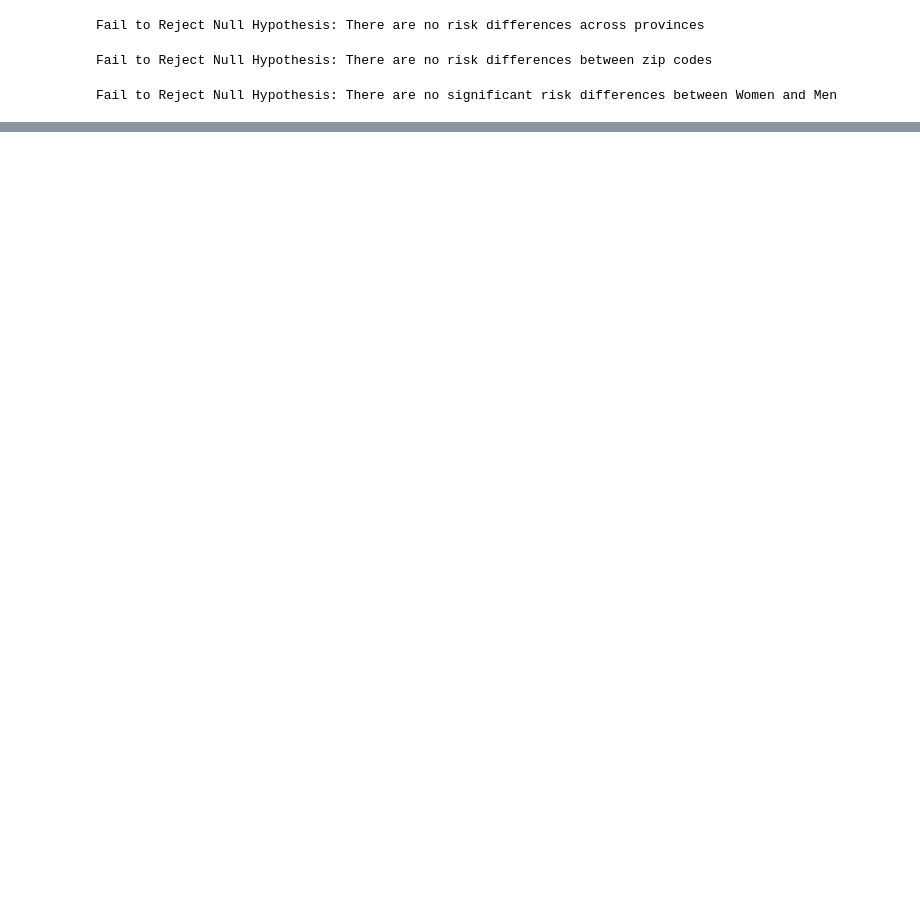
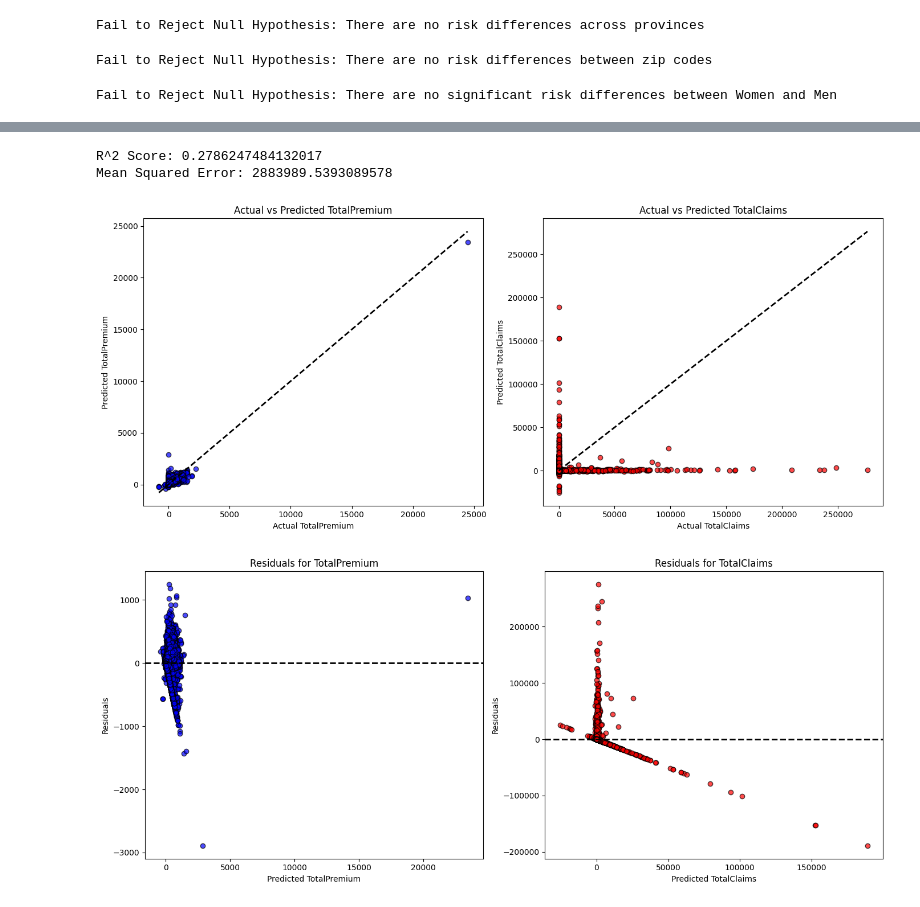
Before and after one commit to mihretgold/Alpha-Care-Insurance-Solutions, a Jupyter notebook: notebooks/analysis.ipynb, the cells around one changed output, grey strips where cells are left out. Drawn from its saved outputs; the diff is of its cells as text; code cells hidden in the pictures; blank space fills up the shorter version.

```diff
--- a/notebooks/analysis.ipynb
+++ b/notebooks/analysis.ipynb
@@ -256,0 +303,3 @@ Fail to Reject Null Hypothesis: There are no significant risk differences betwee
+# %%
+data.drop('NumberOfVehiclesInFleet', axis=1, inplace=True)
+data.info()
@@ -256,0 +426,9 @@ Fail to Reject Null Hypothesis: There are no significant risk differences betwee
+# %%
+# Create an XGBoost regressor
+xgb_regressor = XGBRegressor(objective='reg:squarederror')
+
+# Create a multi-output regressor
+multi_output_regressor = MultiOutputRegressor(xgb_regressor)
+
+# Fit the model on the training data
+multi_output_regressor.fit(X_train, Y_train)
@@ -256,0 +453,54 @@ Fail to Reject Null Hypothesis: There are no significant risk differences betwee
+# %%
+# Predict on the test data
+Y_pred = multi_output_regressor.predict(X_test)
+# %%
+# Calculate R^2 score and Mean Squared Error
+r2 = r2_score(Y_test, Y_pred)
+mse = mean_squared_error(Y_test, Y_pred)
+print(f'R^2 Score: {r2}')
+print(f'Mean Squared Error: {mse}')
+# %% [output]
+R^2 Score: 0.2786247484132017
+Mean Squared Error: 2883989.5393089578
+# %%
+fig, axes = plt.subplots(1, 2, figsize=(14, 6))
+
+# Scatter plot for TotalPremium
+axes[0].scatter(Y_test['TotalPremium'], Y_pred[:, 0], color='blue', edgecolor='k', alpha=0.7)
+axes[0].plot([Y_test['TotalPremium'].min(), Y_test['TotalPremium'].max()], [Y_test['TotalPremium'].min(), Y_test['TotalPremium'].max()], 'k--', lw=2)
+axes[0].set_xlabel('Actual TotalPremium')
+axes[0].set_ylabel('Predicted TotalPremium')
+axes[0].set_title('Actual vs Predicted TotalPremium')
+
+# Scatter plot for TotalClaims
+axes[1].scatter(Y_test['TotalClaims'], Y_pred[:, 1], color='red', edgecolor='k', alpha=0.7)
+axes[1].plot([Y_test['TotalClaims'].min(), Y_test['TotalClaims'].max()], [Y_test['TotalClaims'].min(), Y_test['TotalClaims'].max()], 'k--', lw=2)
+axes[1].set_xlabel('Actual TotalClaims')
+axes[1].set_ylabel('Predicted TotalClaims')
+axes[1].set_title('Actual vs Predicted TotalClaims')
+
+plt.tight_layout()
+plt.show()
+
+# Residuals
+fig, axes = plt.subplots(1, 2, figsize=(14, 6))
+
+# Residuals for TotalPremium
+axes[0].scatter(Y_pred[:, 0], Y_test['TotalPremium'] - Y_pred[:, 0], color='blue', edgecolor='k', alpha=0.7)
+axes[0].axhline(y=0, color='k', linestyle='--', lw=2)
+axes[0].set_xlabel('Predicted TotalPremium')
+axes[0].set_ylabel('Residuals')
+axes[0].set_title('Residuals for TotalPremium')
+
+# Residuals for total_claim
+axes[1].scatter(Y_pred[:, 1], Y_test['TotalClaims'] - Y_pred[:, 1], color='red', edgecolor='k', alpha=0.7)
+axes[1].axhline(y=0, color='k', linestyle='--', lw=2)
+axes[1].set_xlabel('Predicted TotalClaims')
+axes[1].set_ylabel('Residuals')
+axes[1].set_title('Residuals for TotalClaims')
+
+plt.tight_layout()
+plt.show()
+# %% [output]
+[figure, added]
+[figure, added]
```
Also changed, not shown: parts of 17 cells of this notebook.
